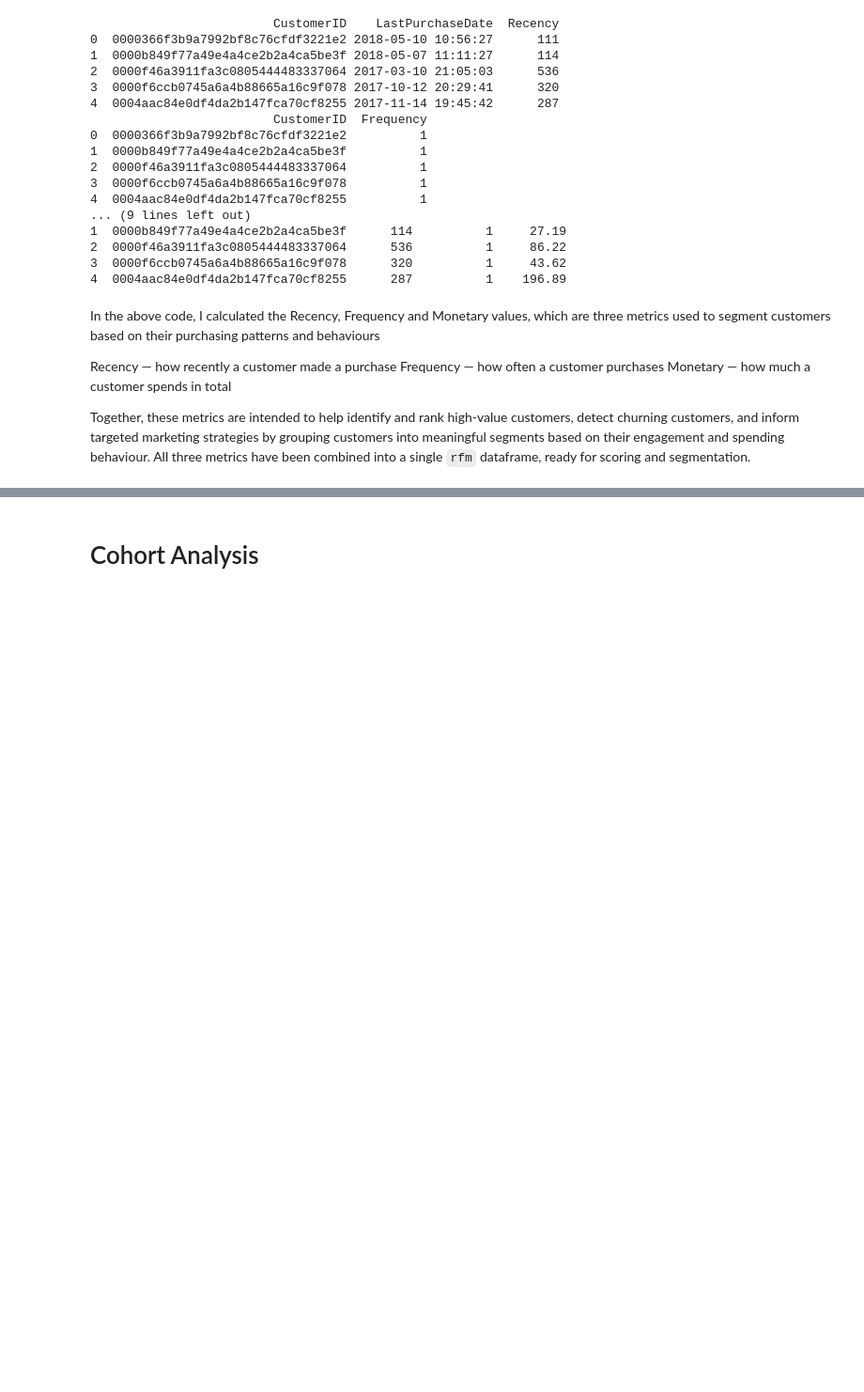
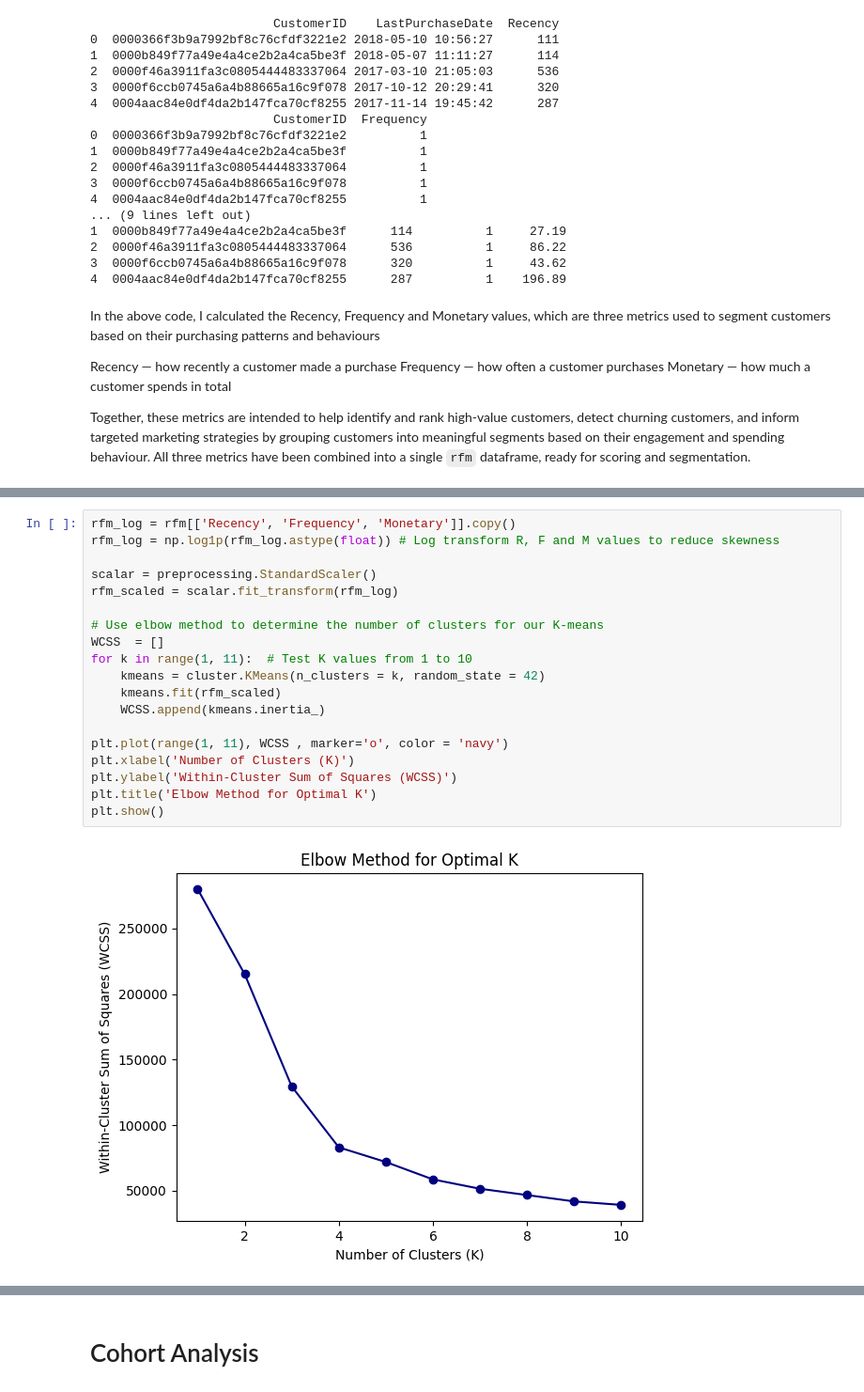
Before and after one commit to jxcksonli/olist-customer-insights-study, a Jupyter notebook: main-analysis.ipynb, the cells around one changed output, grey strips where cells are left out. Shown at 94% size. Cells and saved outputs as stored; diff of their text form; blank space fills up the shorter version.

```diff
--- a/main-analysis.ipynb
+++ b/main-analysis.ipynb
@@ -428,0 +478,21 @@ Together, these metrics are intended to help identify and rank high-value custom
+# %%
+rfm_log = rfm[['Recency', 'Frequency', 'Monetary']].copy()
+rfm_log = np.log1p(rfm_log.astype(float)) # Log transform R, F and M values to reduce skewness
+
+scalar = preprocessing.StandardScaler()
+rfm_scaled = scalar.fit_transform(rfm_log)
+
+# Use elbow method to determine the number of clusters for our K-means
+WCSS  = []
+for k in range(1, 11):  # Test K values from 1 to 10
+    kmeans = cluster.KMeans(n_clusters = k, random_state = 42)
+    kmeans.fit(rfm_scaled)
+    WCSS.append(kmeans.inertia_)
+
+plt.plot(range(1, 11), WCSS , marker='o', color = 'navy')
+plt.xlabel('Number of Clusters (K)')
+plt.ylabel('Within-Cluster Sum of Squares (WCSS)')
+plt.title('Elbow Method for Optimal K')
+plt.show()
+# %% [output]
+[figure, added]
```
Also changed, not shown: parts of 5 cells of this notebook.
